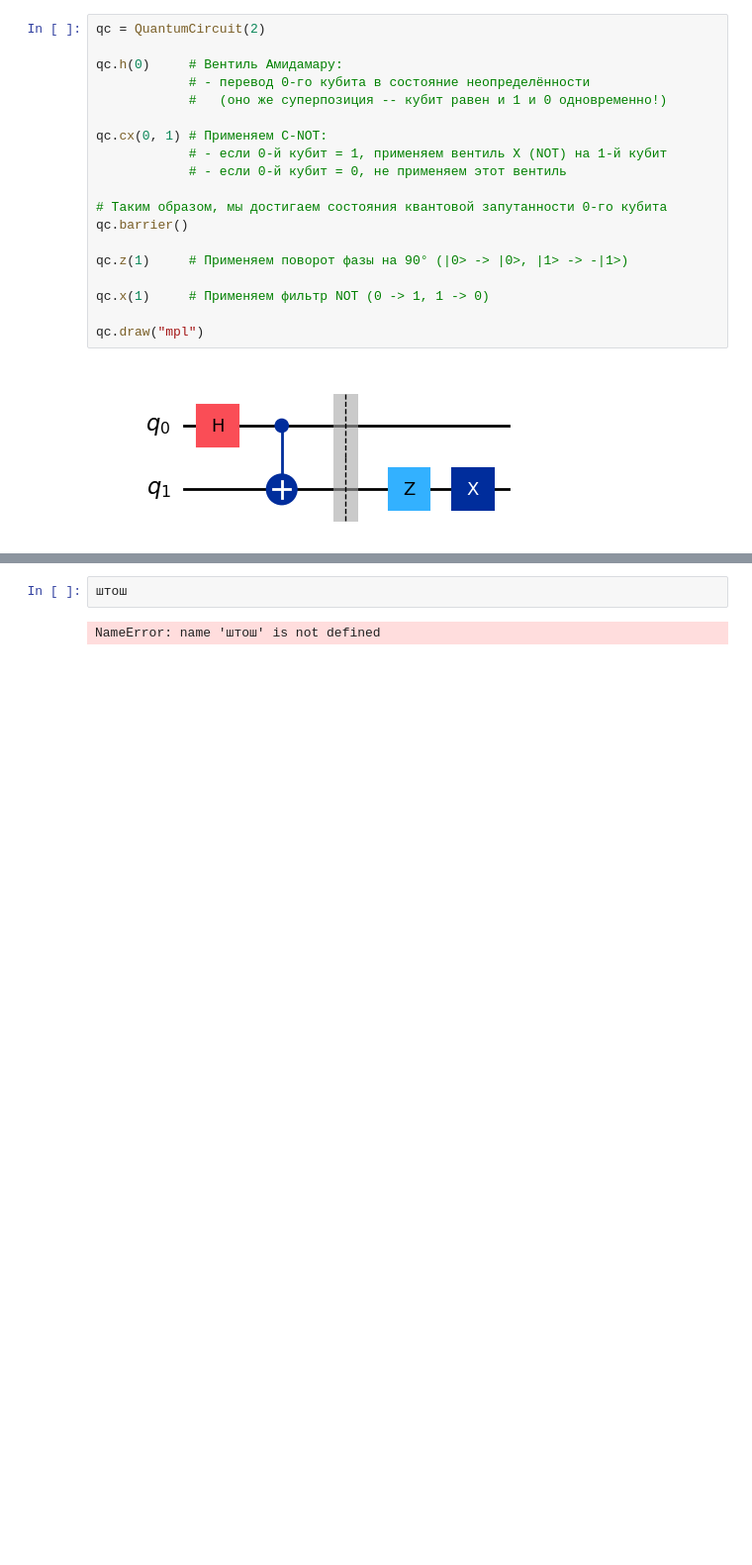
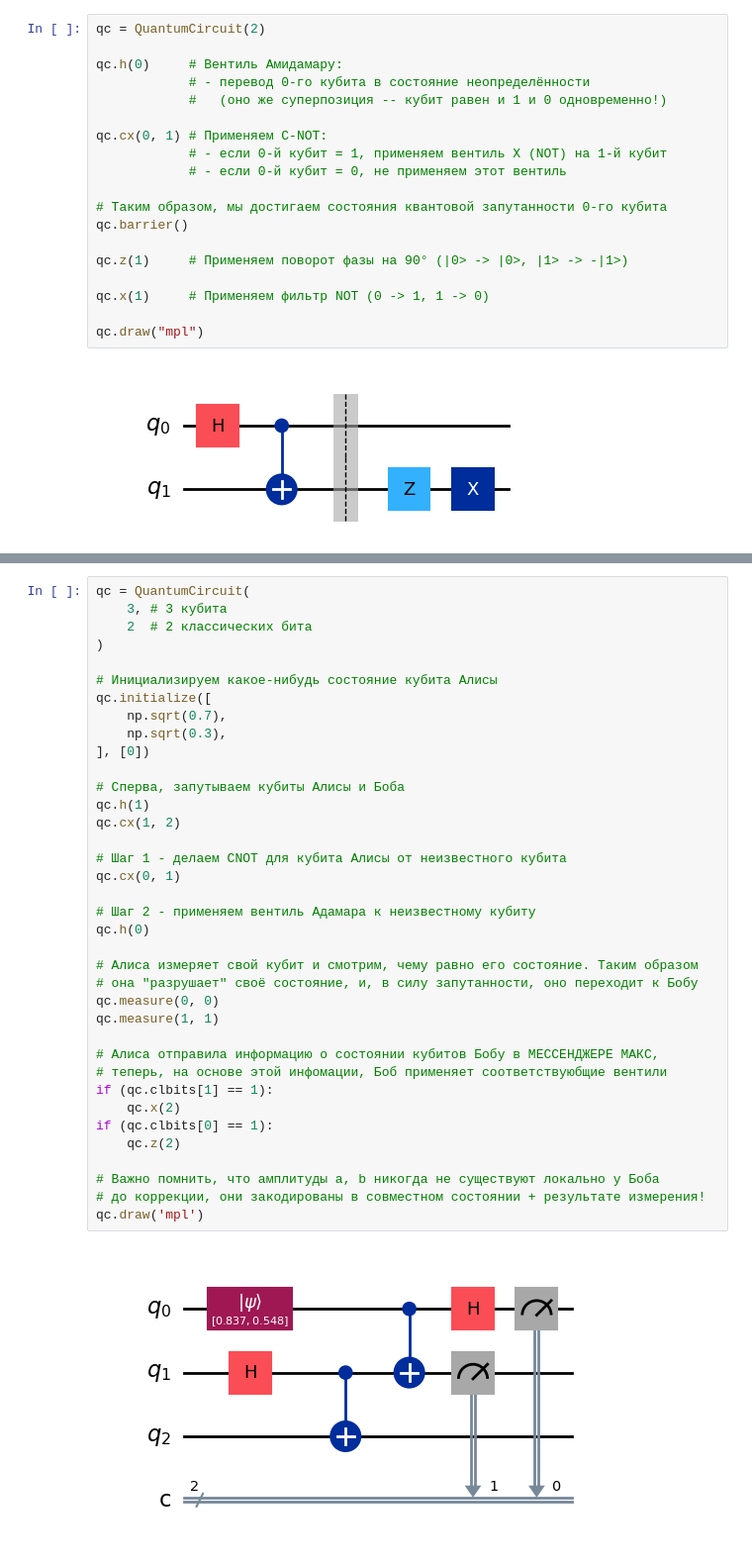
Before and after one commit to bakafox/shikimori, a Jupyter notebook: 11. Кубитовая логика.ipynb, the cells around one changed output, grey strips where cells are left out. Shown at 99% size. Saved outputs shown, nothing was run; the diff lists cells and outputs as text; blank space fills up the shorter version.

```diff
--- a/11. Кубитовая логика.ipynb
+++ b/11. Кубитовая логика.ipynb
@@ -169,4 +207,39 @@ qc.draw("mpl")
-# %%
-штош
-# %% [output]
-NameError: name 'штош' is not defined
+# %%
+qc = QuantumCircuit(
+    3, # 3 кубита
+    2  # 2 классических бита
+)
+
+# Инициализируем какое-нибудь состояние кубита Алисы
+qc.initialize([
+    np.sqrt(0.7),
+    np.sqrt(0.3),
+], [0])
+
+# Сперва, запутываем кубиты Алисы и Боба
+qc.h(1)
+qc.cx(1, 2)
+
+# Шаг 1 - делаем CNOT для кубита Алисы от неизвестного кубита
+qc.cx(0, 1)
+
+# Шаг 2 - применяем вентиль Адамара к неизвестному кубиту
+qc.h(0)
+
+# Алиса измеряет свой кубит и смотрим, чему равно его состояние. Таким образом
+# она "разрушает" своё состояние, и, в силу запутанности, оно переходит к Бобу
+qc.measure(0, 0)
+qc.measure(1, 1)
+
+# Алиса отправила информацию о состоянии кубитов Бобу в МЕССЕНДЖЕРЕ МАКС,
+# теперь, на основе этой инфомации, Боб применяет соответствуюбщие вентили
+if (qc.clbits[1] == 1):
+    qc.x(2)
+if (qc.clbits[0] == 1):
+    qc.z(2)
+
+# Важно помнить, что амплитуды a, b никогда не существуют локально у Боба
+# до коррекции, они закодированы в совместном состоянии + результате измерения!
+qc.draw('mpl')
+# %% [output]
+[figure, added]
```
Also changed, not shown: parts of 7 cells of this notebook, 12 other files.
